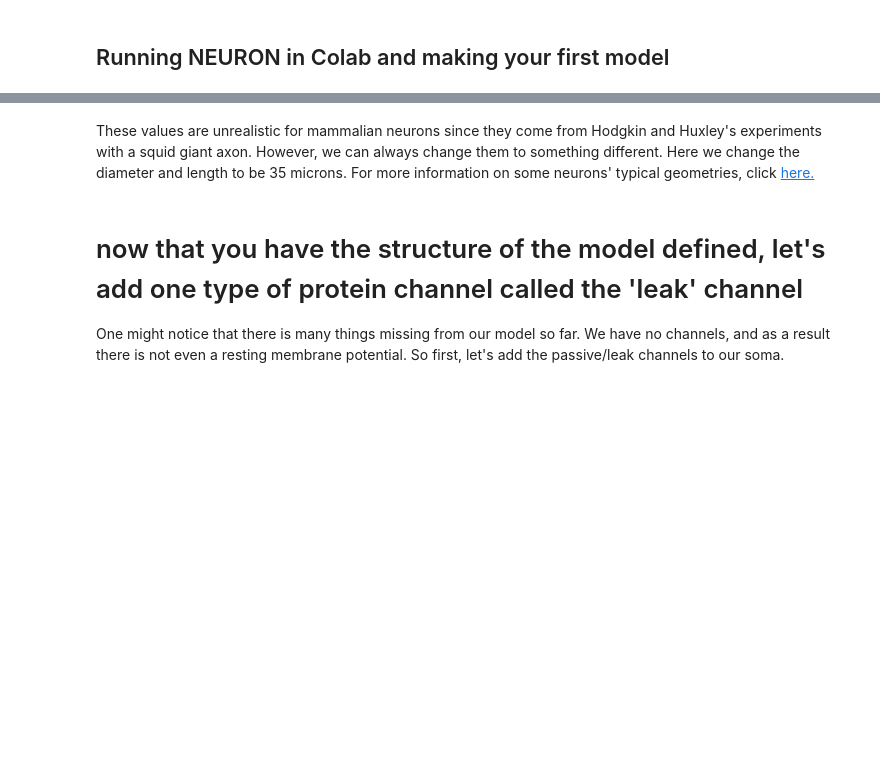
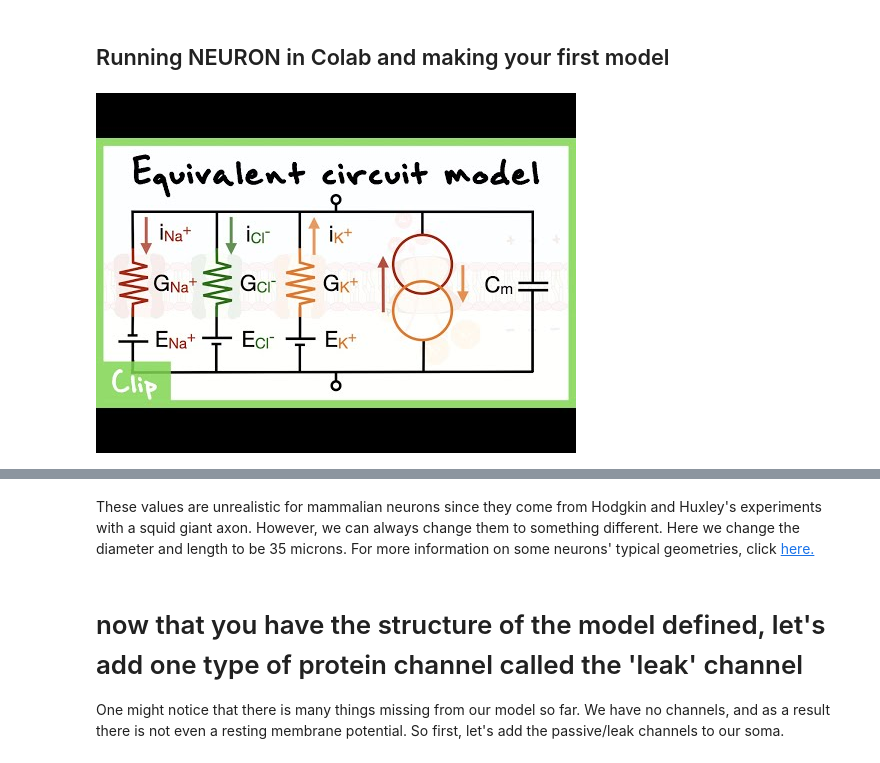
Before and after one commit to cyneuro/Basics-of-Neurons-and-Networks, a Jupyter notebook: B1_BasicsSingleNeuron/B1_SingleNeuronBio&Model.ipynb, the cells around one changed output, grey strips where cells are left out. Cells and saved outputs as stored; diff of their text form; code cells hidden in the pictures; blank space fills up the shorter version.

```diff
--- a/B1_BasicsSingleNeuron/B1_SingleNeuronBio&Model.ipynb
+++ b/B1_BasicsSingleNeuron/B1_SingleNeuronBio&Model.ipynb
@@ -35,13 +41,17 @@ YouTubeVideo('YQsSrW5oX80')
 # %% [markdown]
 ## Running NEURON in Colab and making your first model
 # %%
+import os
+os.environ.setdefault("NEURON_MODULE_OPTIONS", "-nogui")  # avoid GUI/DISPLAY abort in Jupyter
+
 RunningInCOLAB = 'google.colab' in str(get_ipython())  # checks to see if we are in google colab
 if RunningInCOLAB:                                     # installs packages if in colab
-    %pip install ipywidgets==7.7.1 &> /dev/null
-    %pip install neuron==8.2.4 &> /dev/null
+    %pip install -r https://raw.githubusercontent.com/cyneuro/Basics-of-Neurons-and-Networks/main/requirements.txt &> /dev/null
 
 from IPython.display import YouTubeVideo
 YouTubeVideo('LdumhvDBpzQ')
+# %% [output]
+[figure, added]
 # %% [markdown]
 # let's begin making the computer model
 So how do we create the soma with these things within NEURON? It's actually very simple. NEURON defines parts of the cell as sections. NEURON defines sections as cylindrical sections, with a diameter and a length.  A dendrite would be one section, the soma another, and the axon would be the last. When created, such sections are populated by default values.
```
Also changed, not shown: parts of 11 cells of this notebook, 16 other files.
